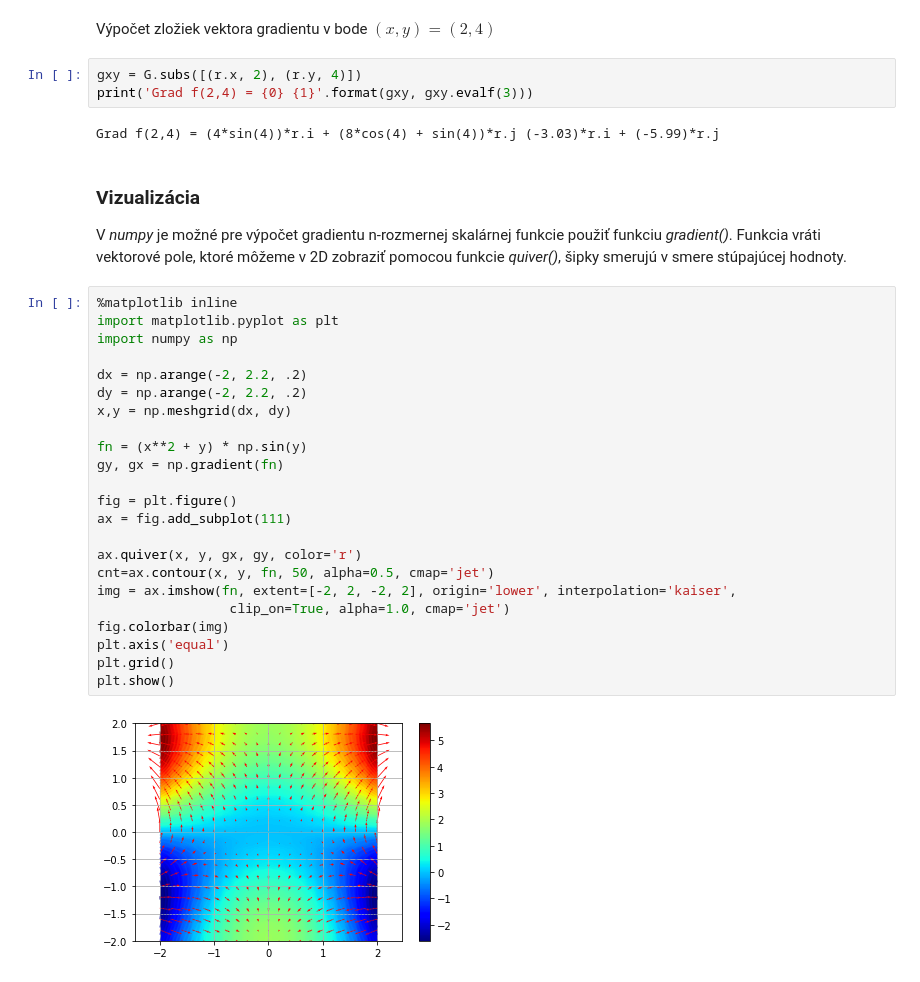
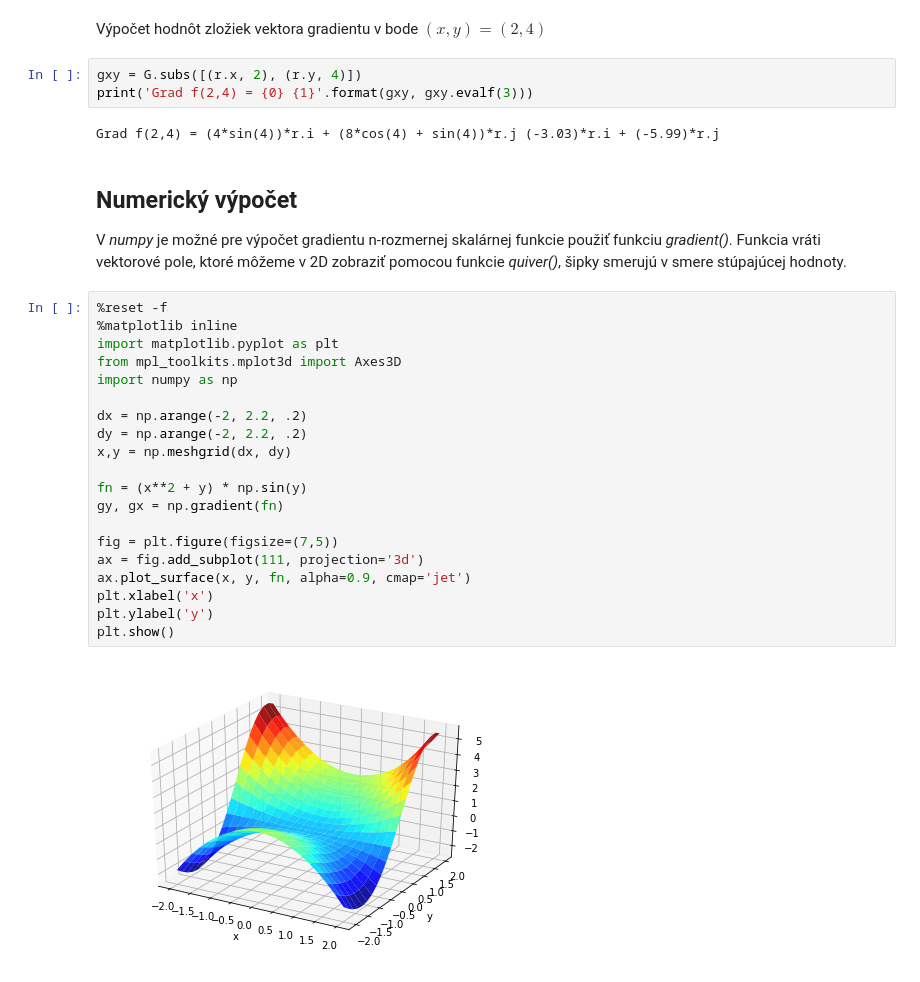
Before and after one commit to pfabo/notebook-fdtd, a Jupyter notebook: 010_gradient.ipynb, the cells around one changed output. Drawn from its saved outputs; the diff is of its cells as text.

```diff
--- a/010_gradient.ipynb
+++ b/010_gradient.ipynb
@@ -32,38 +71,35 @@ ltxprint(r'\nabla f(x,y)', G)
 # %% [output]
 $\nabla f(x,y)=(2 \mathbf{{x}_{r}} \sin{\left (\mathbf{{y}_{r}} \right )})\mathbf{\hat{i}_{r}} + (\left(\mathbf{{x}_{r}}^{2} + \mathbf{{y}_{r}}\right) \cos{\left (\mathbf{{y}_{r}} \right )} + \sin{\left (\mathbf{{y}_{r}} \right )})\mathbf{\hat{j}_{r}}$
 # %% [markdown]
-Výpočet zložiek vektora gradientu v bode $(x,y)=(2,4)$
+Výpočet hodnôt zložiek vektora gradientu v bode $(x,y)=(2,4)$
 # %%
 gxy = G.subs([(r.x, 2), (r.y, 4)])
 print('Grad f(2,4) = {0} {1}'.format(gxy, gxy.evalf(3)))
 # %% [output]
 Grad f(2,4) = (4*sin(4))*r.i + (8*cos(4) + sin(4))*r.j (-3.03)*r.i + (-5.99)*r.j
 # %% [markdown]
-### Vizualizácia
+## Numerický výpočet
 
 V *numpy* je možné pre výpočet gradientu n-rozmernej skalárnej funkcie použiť funkciu *gradient()*. Funkcia vráti vektorové pole, ktoré môžeme v 2D zobraziť pomocou funkcie *quiver()*, šipky smerujú v smere stúpajúcej hodnoty.
 # %%
+%reset -f
 %matplotlib inline
 import matplotlib.pyplot as plt
+from mpl_toolkits.mplot3d import Axes3D
 import numpy as np
 
 dx = np.arange(-2, 2.2, .2)
 dy = np.arange(-2, 2.2, .2)
 x,y = np.meshgrid(dx, dy)
 
 fn = (x**2 + y) * np.sin(y)
 gy, gx = np.gradient(fn)
 
-fig = plt.figure()
-ax = fig.add_subplot(111)
-
-ax.quiver(x, y, gx, gy, color='r')
-cnt=ax.contour(x, y, fn, 50, alpha=0.5, cmap='jet')
-img = ax.imshow(fn, extent=[-2, 2, -2, 2], origin='lower', interpolation='kaiser',
-                 clip_on=True, alpha=1.0, cmap='jet')
-fig.colorbar(img)
-plt.axis('equal')
-plt.grid()
+fig = plt.figure(figsize=(7,5))
+ax = fig.add_subplot(111, projection='3d')
+ax.plot_surface(x, y, fn, alpha=0.9, cmap='jet')
+plt.xlabel('x')
+plt.ylabel('y')
 plt.show()
 # %% [output]
-[figure, old version]
+[figure, new version]
```
Also changed, not shown: parts of 7 cells of this notebook, 20 other files.
